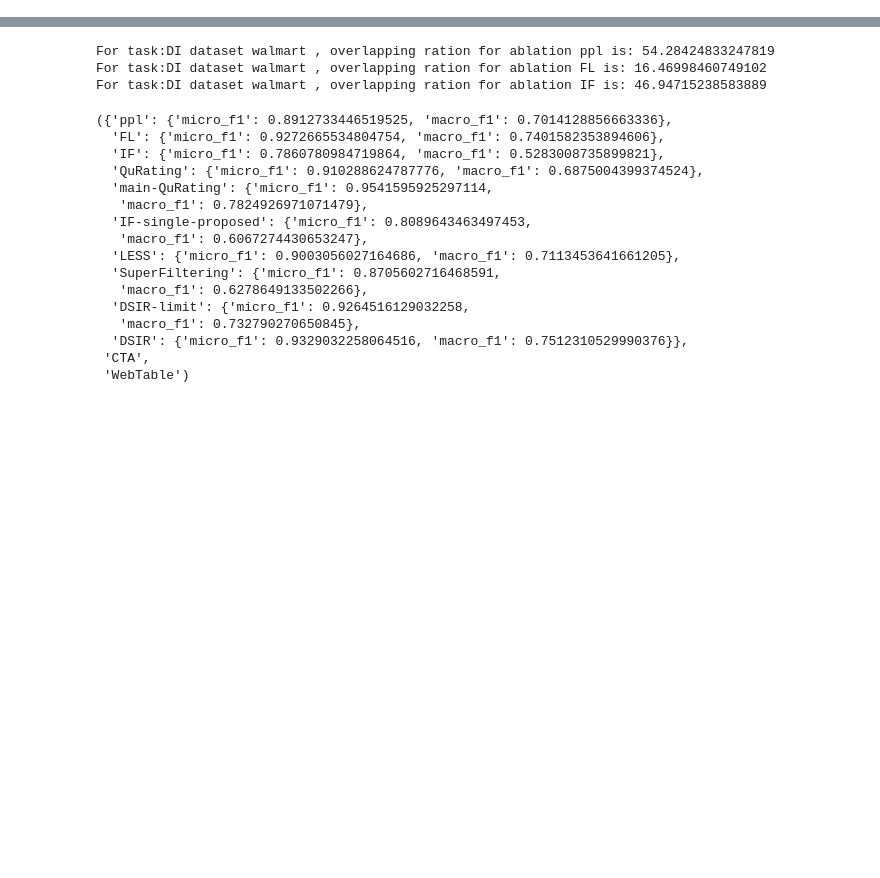
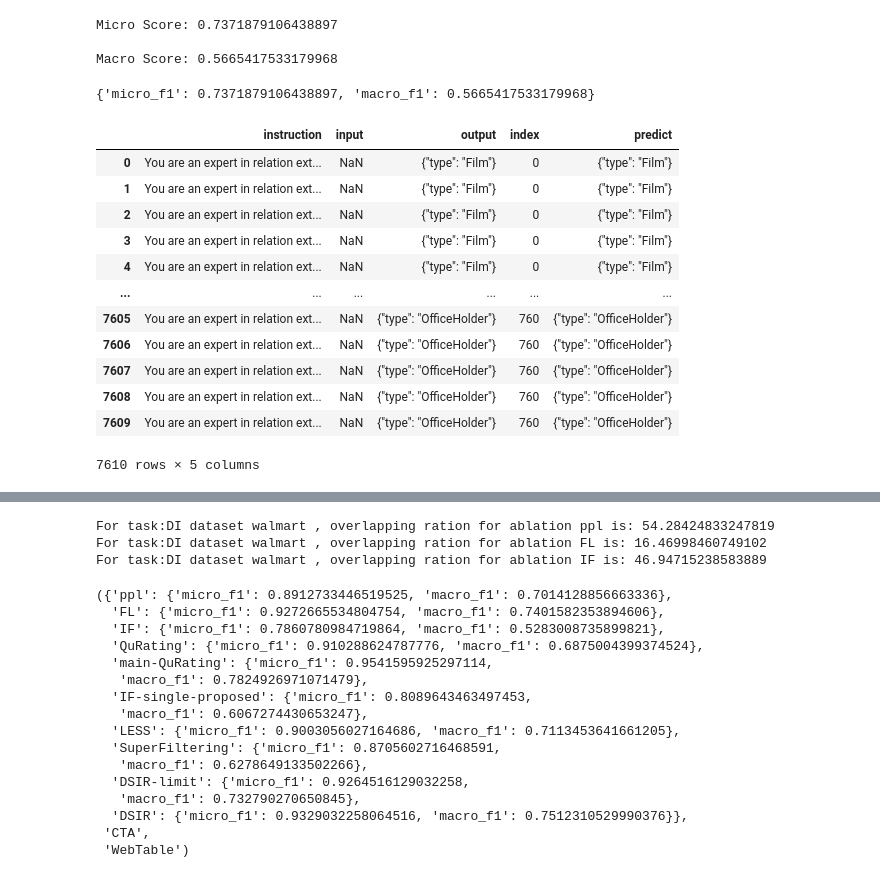
Before and after one commit to authurlord/DataSelection-IF, a Jupyter notebook: evaluation.ipynb, the cells around one changed output, grey strips where cells are left out. Saved outputs shown, nothing was run; the diff lists cells and outputs as text; code cells hidden in the pictures; blank space fills up the shorter version.

Commit message:
add re-newed ablation study

```diff
--- a/evaluation.ipynb
+++ b/evaluation.ipynb
@@ -5,0 +44,26 @@ import ast
+# %%
+output_file = pd.read_csv('add_exp/test/CTA/SimTab/SimTab_output.csv',index_col=0)
+# output_file = pd.read_csv('output/Ablation/CTA/SimTab/mistral-7B-w-QuRating.csv',index_col=0)
+metrics = evaluator.process('CTA','SimTab',output_file)
+metrics
+# %% [output]
+Micro Score: 0.7371879106438897
+
+Macro Score: 0.5665417533179968
+{'micro_f1': 0.7371879106438897, 'macro_f1': 0.5665417533179968}
+# %%
+output_file
+# %% [output]
+|  | instruction | input | output | index | predict |
+| 0 | You are an expert in relation ext... | NaN | {"type": "Film"} | 0 | {"type": "Film"} |
+| 1 | You are an expert in relation ext... | NaN | {"type": "Film"} | 0 | {"type": "Film"} |
+| 2 | You are an expert in relation ext... | NaN | {"type": "Film"} | 0 | {"type": "Film"} |
+| 3 | You are an expert in relation ext... | NaN | {"type": "Film"} | 0 | {"type": "Film"} |
+| 4 | You are an expert in relation ext... | NaN | {"type": "Film"} | 0 | {"type": "Film"} |
+| ... | ... | ... | ... | ... | ... |
+| 7605 | You are an expert in relation ext... | NaN | {"type": "OfficeHolder"} | 760 | {"type": "OfficeHolder"} |
+| 7606 | You are an expert in relation ext... | NaN | {"type": "OfficeHolder"} | 760 | {"type": "OfficeHolder"} |
+| 7607 | You are an expert in relation ext... | NaN | {"type": "OfficeHolder"} | 760 | {"type": "OfficeHolder"} |
+| 7608 | You are an expert in relation ext... | NaN | {"type": "OfficeHolder"} | 760 | {"type": "OfficeHolder"} |
+| 7609 | You are an expert in relation ext... | NaN | {"type": "OfficeHolder"} | 760 | {"type": "OfficeHolder"} |
+7610 rows × 5 columns
```
Also changed, not shown: parts of 13 cells of this notebook, 20 other files.
